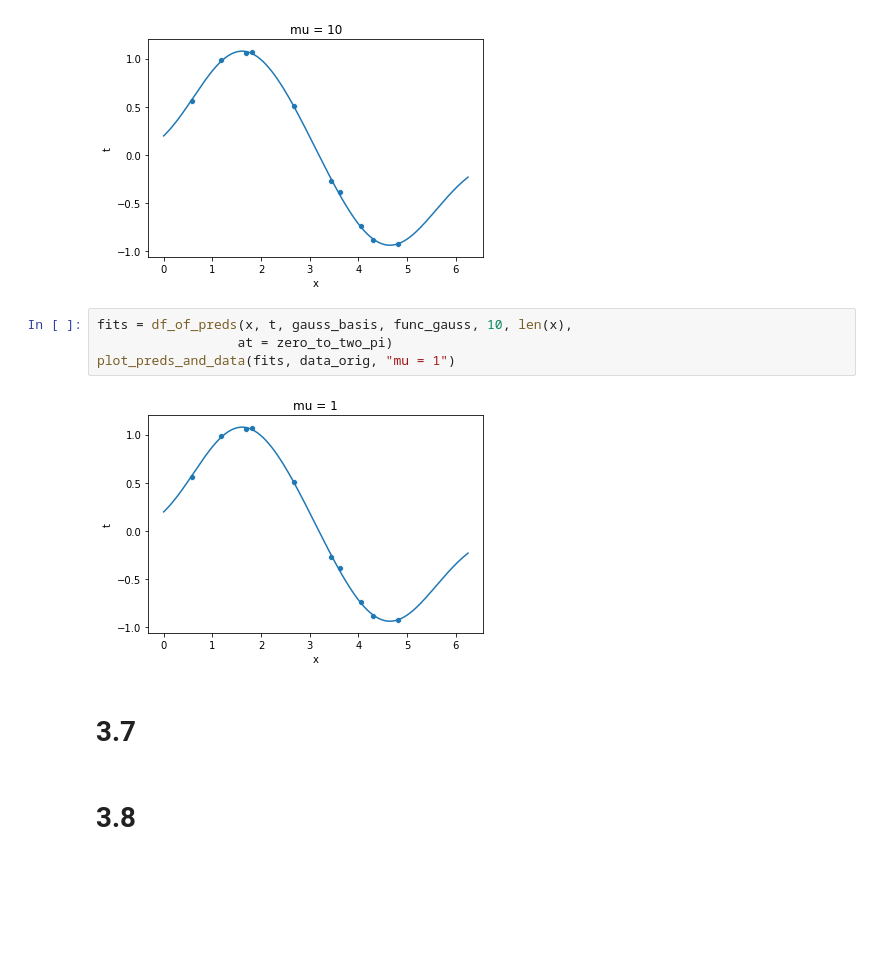
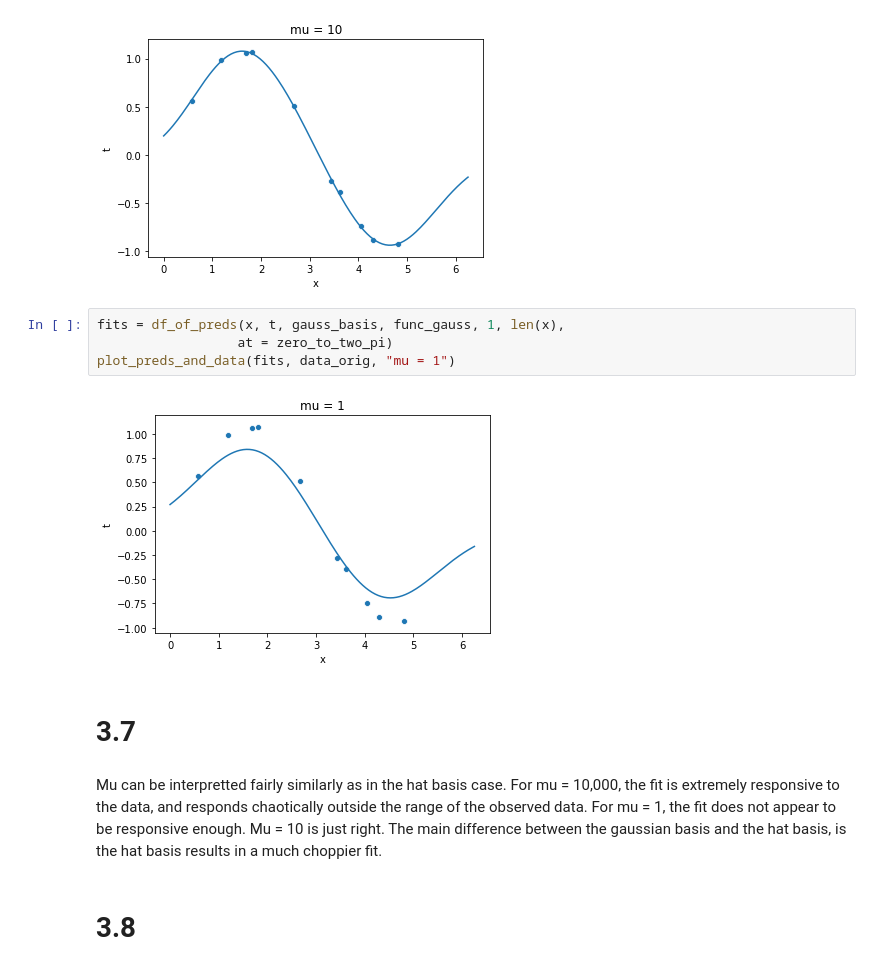
Before and after one commit to WyattGMadden/mathematics_of_machine_learning_group_19, a Jupyter notebook: labs/lab_4/Lab 4 - Wyatt Madden & Dan Crowley.ipynb, the cells around one changed output. Drawn from its saved outputs; the diff is of its cells as text; blank space fills up the shorter version.

```diff
--- a/labs/lab_4/Lab 4 - Wyatt Madden & Dan Crowley.ipynb
+++ b/labs/lab_4/Lab 4 - Wyatt Madden & Dan Crowley.ipynb
@@ -126,13 +128,15 @@ plot_preds_and_data(fits, data_orig, "mu = 10")
 # %% [output]
 [figure]
 # %%
-fits = df_of_preds(x, t, gauss_basis, func_gauss, 10, len(x),
+fits = df_of_preds(x, t, gauss_basis, func_gauss, 1, len(x),
                   at = zero_to_two_pi)
 plot_preds_and_data(fits, data_orig, "mu = 1")
 # %% [output]
-[figure, old version]
+[figure, new version]
 # %% [markdown]
 # 3.7
+# %% [markdown]
+Mu can be interpretted fairly similarly as in the hat basis case. For mu = 10,000, the fit is extremely responsive to the data, and responds chaotically outside the range of the observed data. For mu = 1, the fit does not appear to be responsive enough. Mu = 10 is just right. The main difference between the gaussian basis and the hat basis, is the hat basis results in a much choppier fit.
 # %% [markdown]
 # 3.8
 # %%
```
Also changed, not shown: parts of 6 cells of this notebook, 10 other files.
